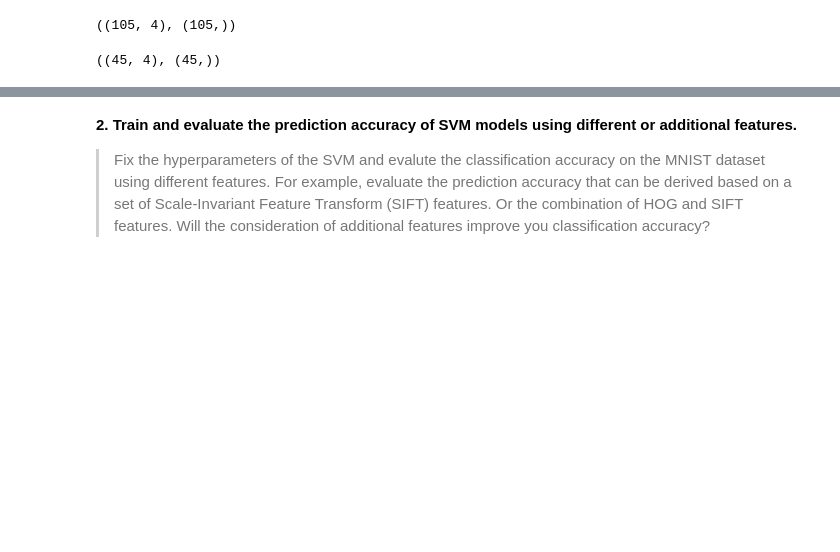
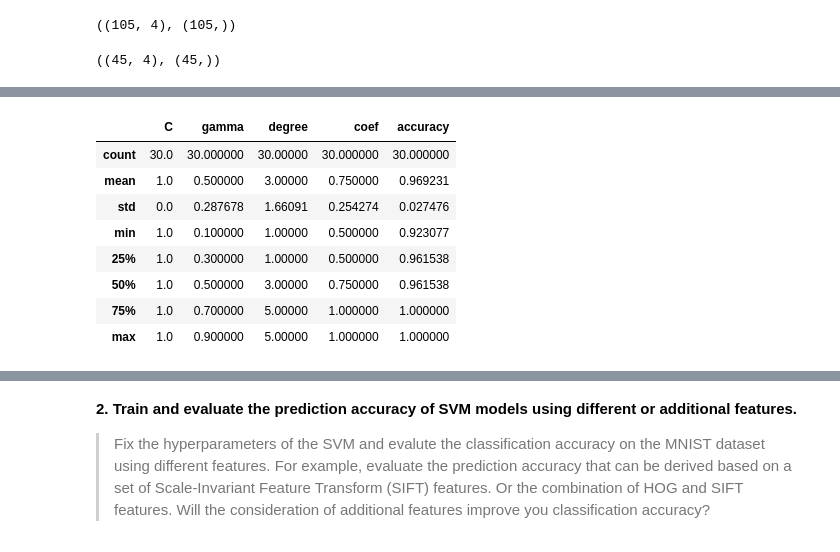
Before and after one commit to RicoStaedeli/ML2025-Lab, a Jupyter notebook: lab_2/lab_2_notebook.ipynb, the cells around one changed output, grey strips where cells are left out. Cells and saved outputs as stored; diff of their text form; code cells hidden in the pictures; blank space fills up the shorter version.

```diff
--- a/lab_2/lab_2_notebook.ipynb
+++ b/lab_2/lab_2_notebook.ipynb
@@ -1140,3 +1132,0 @@ for gamma_param in gammas:
-# %%
-# fit the distinct SVM models to the data
-svm_models = (model.fit(x_train_kernel, y_train_kernel) for model in svm_models)
@@ -1178,0 +1144,26 @@ data_eval
+# %%
+from itertools import product
+from sklearn.svm import SVC
+from sklearn.metrics import accuracy_score
+from joblib import Parallel, delayed
+import pandas as pd
+
+# Define hyperparameters
+gammas = [0.1, 0.3, 0.5, 0.7, 0.9]
+Cs = [1]
+degrees = [1, 3,5]
+coefs = [0.5, 1]
+
+# Function to train and evaluate a model
+def train_and_evaluate_svm(c, gamma, degree, coef):
+    model = SVC(kernel='poly', degree=degree, coef0=coef, gamma=gamma, C=c)
+    model.fit(x_train_kernel, y_train_kernel)
+    y_pred = model.predict(x_eval_kernel)
+    accuracy = accuracy_score(y_eval_kernel, y_pred)
+    return c, gamma, 'poly', degree, coef, accuracy
+
+# Use Parallel processing to speed up training
+results = Parallel(n_jobs=-1)(
+    delayed(train_and_evaluate_svm)(c, gamma, degree, coef)
+    for c, gamma, degree, coef in product(Cs, gammas, degrees, coefs)
+)
@@ -1178,0 +1185,12 @@ data_eval
+# %%
+df_results.describe()
+# %% [output]
+|  | C | gamma | degree | coef | accuracy |
+| count | 30.0 | 30.000000 | 30.00000 | 30.000000 | 30.000000 |
+| mean | 1.0 | 0.500000 | 3.00000 | 0.750000 | 0.969231 |
+| std | 0.0 | 0.287678 | 1.66091 | 0.254274 | 0.027476 |
+| min | 1.0 | 0.100000 | 1.00000 | 0.500000 | 0.923077 |
+| 25% | 1.0 | 0.300000 | 1.00000 | 0.500000 | 0.961538 |
+| 50% | 1.0 | 0.500000 | 3.00000 | 0.750000 | 0.961538 |
+| 75% | 1.0 | 0.700000 | 5.00000 | 1.000000 | 1.000000 |
+| max | 1.0 | 0.900000 | 5.00000 | 1.000000 | 1.000000 |
```
Also changed, not shown: parts of 21 cells of this notebook.
